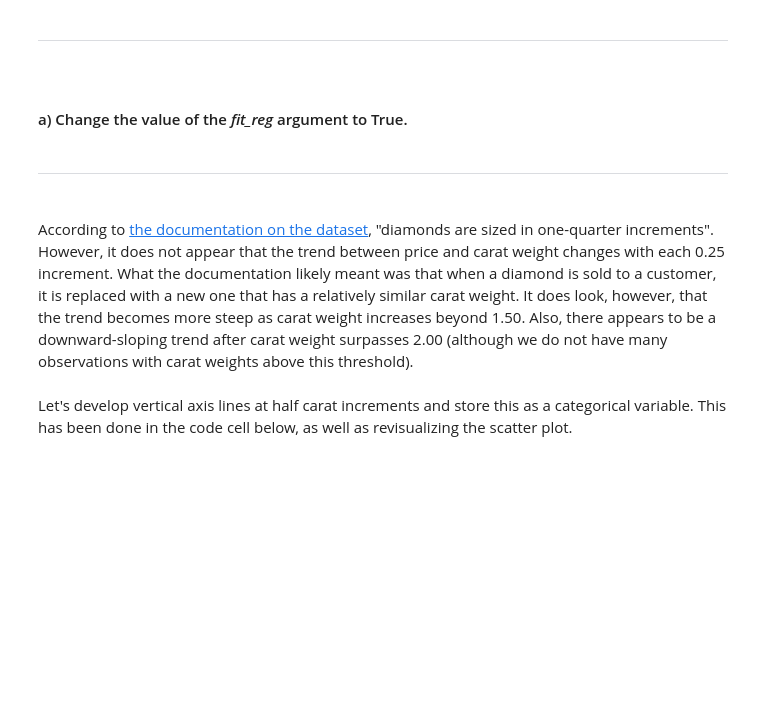
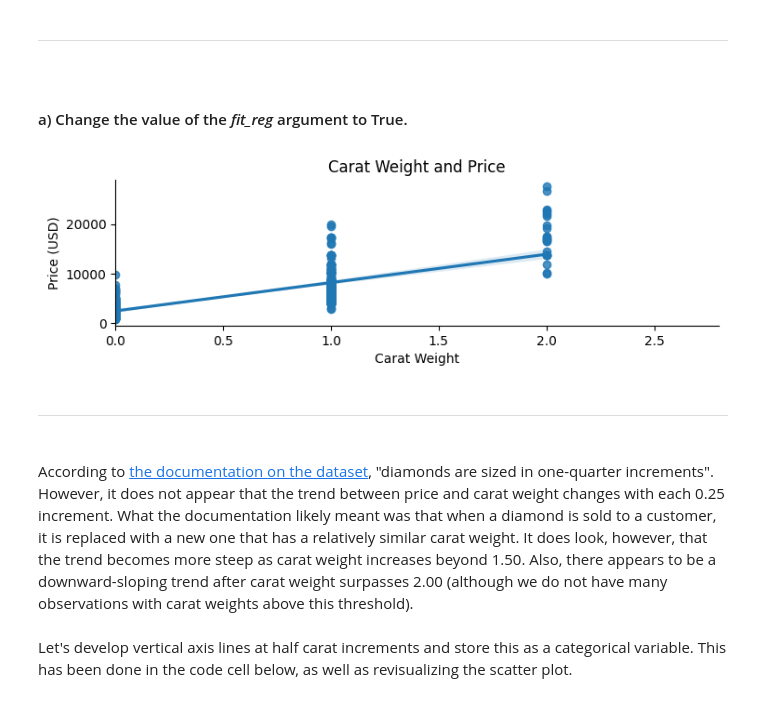
Before and after one commit to Knowasiak/A2_World_Region_Analysis, a Jupyter notebook: Script 03 - Exploratory Data Analysis - Guided.ipynb, the cells around one changed output. Drawn from its saved outputs; the diff is of its cells as text; code cells hidden in the pictures; blank space fills up the shorter version.

```diff
--- a/Script 03 - Exploratory Data Analysis - Guided.ipynb
+++ b/Script 03 - Exploratory Data Analysis - Guided.ipynb
@@ -418,21 +442,23 @@ plt.show        (block  = True                    )
 # %%
 # instantiating an lmplot for carat and price
 sns.lmplot(x       = 'carat' , # x-axis feature
            y       = 'price' , # y-axis feature
            hue     = None    , # categorical data for subsets
            scatter = True    , # renders a scatter plot
-           fit_reg = ____    , # renders a regression line
+           fit_reg = True    , # renders a regression line
            aspect  = 2       , # aspect ratio for plot
            data    = diamonds) # DataFrame where features exist
 
 
 # formatting and displaying the visualization
 plt.title       (label  = 'Carat Weight and Price')
 plt.xlabel      (xlabel = 'Carat Weight'          )
 plt.ylabel      (ylabel = 'Price (USD)'           )
 plt.xlim        (left   = 0, right = 2.8          )
 plt.tight_layout(pad    = 10.0                    )
 plt.show        (block  = True                    )
+# %% [output]
+[figure, added]
 # %% [markdown]
 <hr style="height:.9px;border-width:0;color:gray;background-color:gray"><br>
 
```
Also changed, not shown: parts of 4 cells of this notebook.
